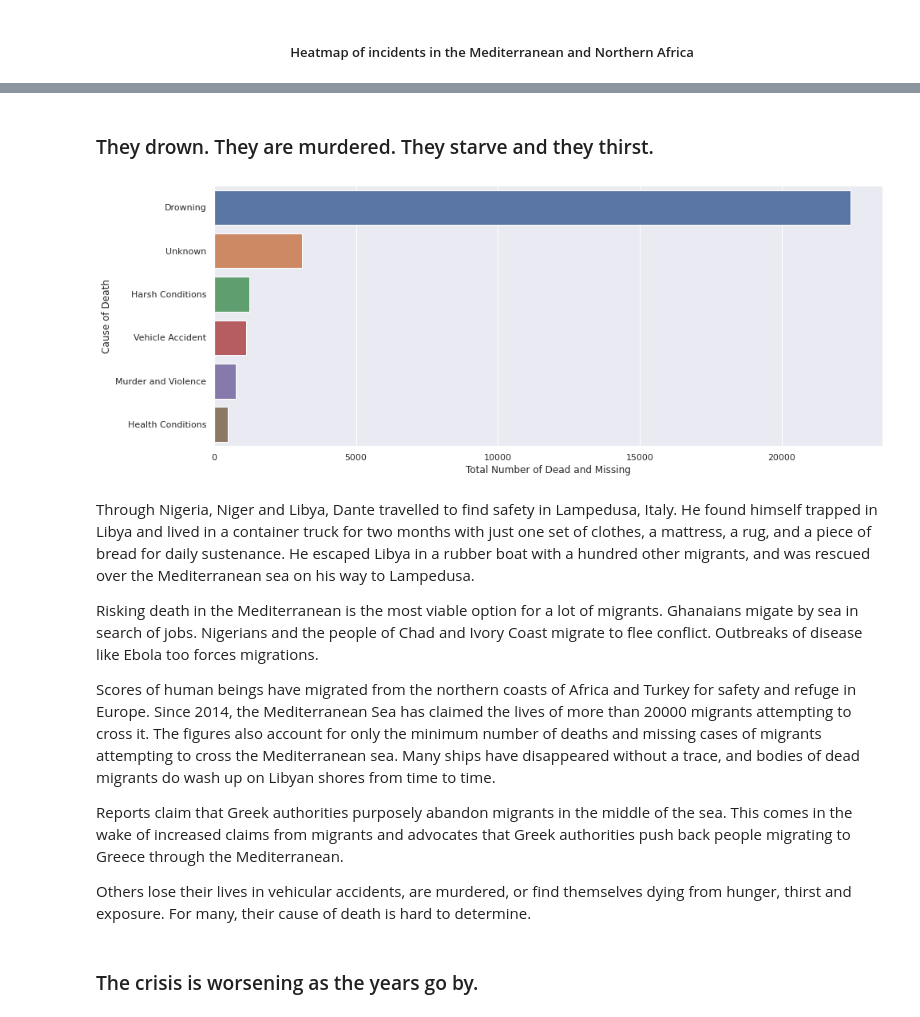
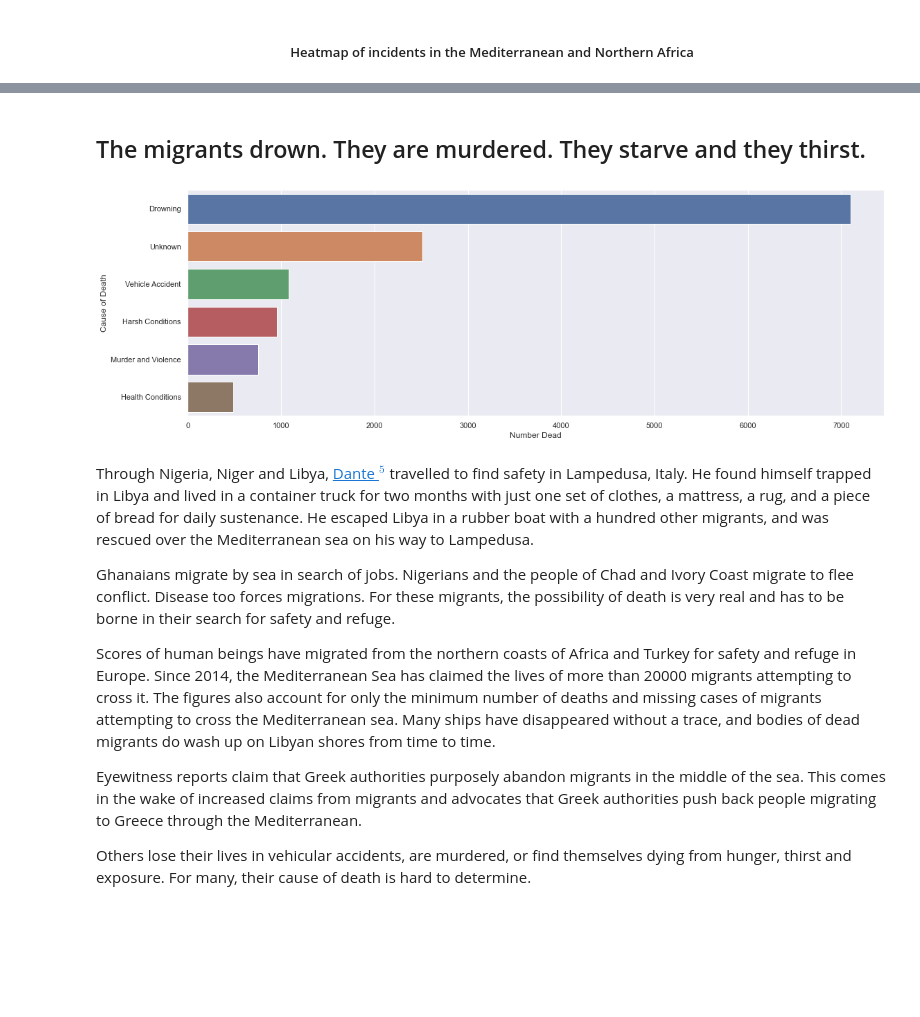
Before and after one commit to Lockne/Migrant, a Jupyter notebook: Migrant Analysis Project.ipynb, the cells around one changed output, grey strips where cells are left out. Drawn from its saved outputs; the diff is of its cells as text; code cells hidden in the pictures; blank space fills up the shorter version.

```diff
--- a/Migrant Analysis Project.ipynb
+++ b/Migrant Analysis Project.ipynb
@@ -73,7 +68,7 @@ for file in files:
 # cleaning the new dataset a bit
 year_data = year_data.sort_values(["Year"], ascending = True)
 year_data = year_data.rename(columns={'Migrantion route':'Migration route'})
-year_data = year_data.drop(columns=['Location of death', 'Information Source', 'Incident Date','Number Dead', 'Minimum Estimated Number of Missing', 'Number of Survivors', 'Number of Females', 'Number of Males', 'Number of Children', 'URL', 'UNSD Geographical Grouping', 'Source Quality', 'Main ID', 'Incident ID'])
+year_data = year_data.drop(columns=['Location of death', 'Information Source', 'Incident Date', 'Minimum Estimated Number of Missing', 'Number of Survivors', 'Number of Females', 'Number of Males', 'Number of Children', 'URL', 'UNSD Geographical Grouping', 'Source Quality', 'Main ID', 'Incident ID'])
 # %%
 # processing the dataset a bit
 data = year_data.copy()
@@ -146,4 +165,4 @@ regionwise_deaths.sort_values(by=['Total Number of Dead and Missing'], inplace=T
 # %%
 sns.barplot(data=dead_by_region, y='Region', x='Total Number of Dead and Missing')
-sns.set(rc={'figure.figsize':(15, 6)})
+sns.set(rc={'figure.figsize':(18, 6)})
 # %% [output]
@@ -165,20 +178,18 @@ The Mediterranean region has claimed over 20000 lives, a large number of whom ar
 # %% [markdown]
-### They drown. They are murdered. They starve and they thirst.
+## The migrants drown. They are murdered. They starve and they thirst.
 # %%
-sns.barplot(data=cause_of_death, x='Total Number of Dead and Missing', y='Cause of Death')
+sns.barplot(data=cause_of_death, x='Number Dead', y='Cause of Death')
 sns.set(rc={'figure.figsize':(15, 5)})
 # %% [output]
-[figure, old version]
+[figure, new version]
 # %% [markdown]
-Through Nigeria, Niger and Libya, Dante travelled to find safety in Lampedusa, Italy. He found himself trapped in Libya and lived in a container truck for two months with just one set of clothes, a mattress, a rug, and a piece of bread for daily sustenance. He escaped Libya in a rubber boat with a hundred other migrants, and was rescued over the Mediterranean sea on his way to Lampedusa.
+Through Nigeria, Niger and Libya, [Dante $^5$](https://www.migrantsofthemed.com/meet-blessing) travelled to find safety in Lampedusa, Italy. He found himself trapped in Libya and lived in a container truck for two months with just one set of clothes, a mattress, a rug, and a piece of bread for daily sustenance. He escaped Libya in a rubber boat with a hundred other migrants, and was rescued over the Mediterranean sea on his way to Lampedusa.
 
-Risking death in the Mediterranean is the most viable option for a lot of migrants. Ghanaians migate by sea in search of jobs. Nigerians and the people of Chad and Ivory Coast migrate to flee conflict. Outbreaks of disease like Ebola too forces migrations.
+Ghanaians migrate by sea in search of jobs. Nigerians and the people of Chad and Ivory Coast migrate to flee conflict. Disease too forces migrations. For these migrants, the possibility of death is very real and has to be borne in their search for safety and refuge.
 
 Scores of human beings have migrated from the northern coasts of Africa and Turkey for safety and refuge in Europe.
 Since 2014, the Mediterranean Sea has claimed the lives of more than 20000 migrants attempting to cross it. The figures also account for only the minimum number of deaths and missing cases of migrants attempting to cross the Mediterranean sea. Many ships have disappeared without a trace, and bodies of dead migrants do wash up on Libyan shores from time to time.
 
-Reports claim that Greek authorities purposely abandon migrants in the middle of the sea. This comes in the wake of increased claims from migrants and advocates that Greek authorities push back people migrating to Greece through the Mediterranean.
+Eyewitness reports claim that Greek authorities purposely abandon migrants in the middle of the sea. This comes in the wake of increased claims from migrants and advocates that Greek authorities push back people migrating to Greece through the Mediterranean.
 
 Others lose their lives in vehicular accidents, are murdered, or find themselves dying from hunger, thirst and exposure. For many, their cause of death is hard to determine.
-# %% [markdown]
-### The crisis is worsening as the years go by.
```
Also changed, not shown: parts of 40 cells of this notebook.
